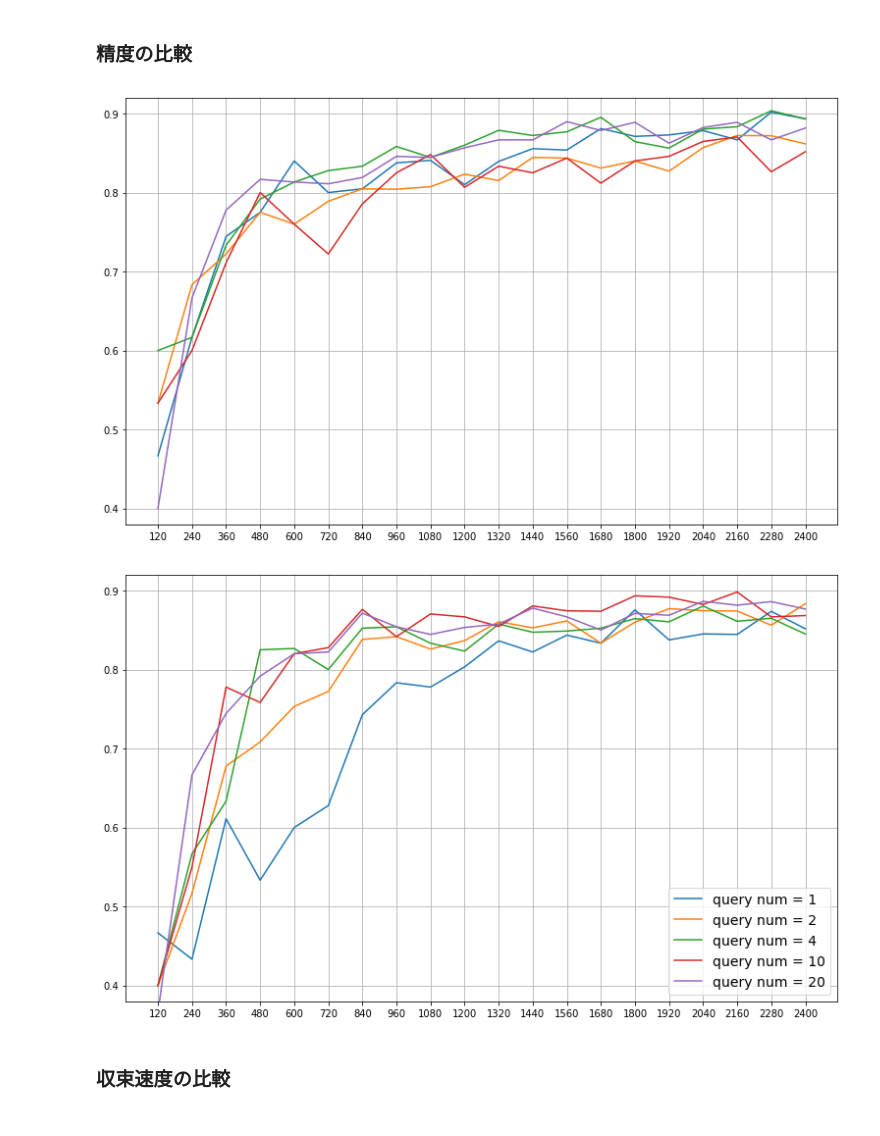
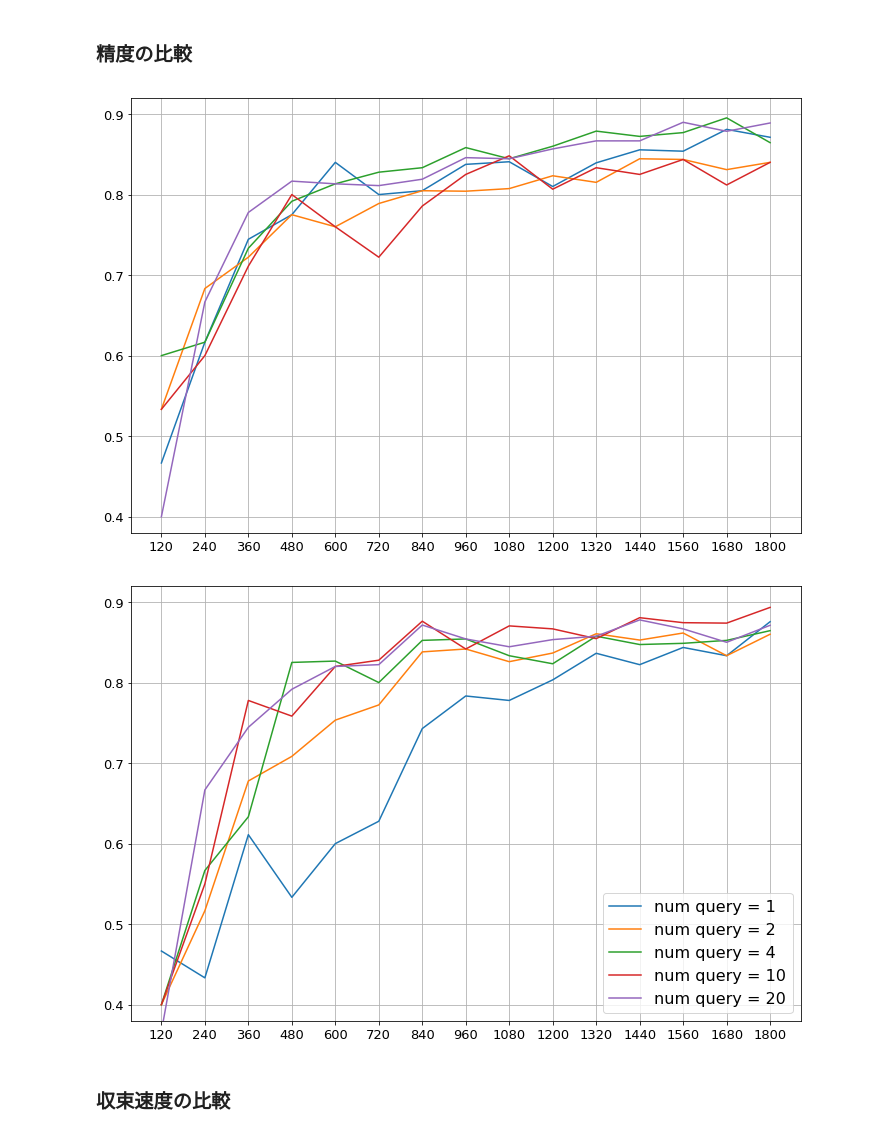
Before and after one commit to takitaki7474/m2-research-prototype, a Jupyter notebook: notebook/eval/eval6.ipynb, the cells around one changed output. Drawn from its saved outputs; the diff is of its cells as text; code cells hidden in the pictures.

Commit message:
Update figure

```diff
--- a/notebook/eval/eval6.ipynb
+++ b/notebook/eval/eval6.ipynb
@@ -44,37 +44,39 @@ for eval_v in eval_list:
     proposal_accs.append(accs)
 # %%
 # 従来方法の精度推移の可視化
-xlist = list(range(1,21))
+xlist = list(range(1,16))
 ylists = conventional_accs
 
-fig2 = plt.figure(figsize=(13,8))
+fig2 = plt.figure(figsize=(12,8))
 plt.ylim(0.38, 0.92)
-plt.xticks(xlist, list(range(120, 120*20+1, 120)))
-plt.plot(xlist, ylists[0], color="tab:blue")
-plt.plot(xlist, ylists[1], color="tab:orange")
-plt.plot(xlist, ylists[2], color="tab:green")
-plt.plot(xlist, ylists[3], color="tab:red")
-plt.plot(xlist, ylists[4], color="tab:purple")
+plt.xticks(xlist, list(range(120, 120*15+1, 120)), fontsize=13)
+plt.yticks(fontsize=13)
+plt.plot(xlist, ylists[0][:15], color="tab:blue")
+plt.plot(xlist, ylists[1][:15], color="tab:orange")
+plt.plot(xlist, ylists[2][:15], color="tab:green")
+plt.plot(xlist, ylists[3][:15], color="tab:red")
+plt.plot(xlist, ylists[4][:15], color="tab:purple")
 plt.grid(True)
 
 # 提案方法の精度推移の可視化
-xlist = list(range(1,21))
+xlist = list(range(1,16))
 ylists = proposal_accs
 
-fig1 = plt.figure(figsize=(13,8))
+fig1 = plt.figure(figsize=(12,8))
 plt.ylim(0.38, 0.92)
-plt.xticks(xlist, list(range(120, 120*20+1, 120)))
-plt.plot(xlist, ylists[3], color="tab:blue", label="query num = 1") # queryN=1, MPupdate
-plt.plot(xlist, ylists[4], color="tab:orange", label="query num = 2") # queryN=2, MPupdate
-plt.plot(xlist, ylists[5], color="tab:green", label="query num = 4") # queryN=4, MPupdate
-plt.plot(xlist, ylists[0], color="tab:red", label="query num = 10") # queryN=10, MPupdate
+plt.xticks(xlist, list(range(120, 120*15+1, 120)), fontsize=13)
+plt.yticks(fontsize=13)
+plt.plot(xlist, ylists[3][:15], color="tab:blue", label="num query = 1") # queryN=1, MPupdate
+plt.plot(xlist, ylists[4][:15], color="tab:orange", label="num query = 2") # queryN=2, MPupdate
+plt.plot(xlist, ylists[5][:15], color="tab:green", label="num query = 4") # queryN=4, MPupdate
+plt.plot(xlist, ylists[0][:15], color="tab:red", label="num query = 10") # queryN=10, MPupdate
 #plt.plot(xlist, ylists[1], color="tab:orange") # queryN=13, MPupdate
-plt.plot(xlist, ylists[2], color="tab:purple", label="query num = 20") # queryN=20, MPupdate
-plt.legend(loc="lower right", fontsize=14)
+plt.plot(xlist, ylists[2][:15], color="tab:purple", label="num query = 20") # queryN=20, MPupdate
+plt.legend(loc="lower right", fontsize=16)
 plt.grid(True)
 # %% [output]
-[figure, old version]
+[figure, new version]
-[figure, old version]
+[figure, new version]
 # %% [markdown]
 ### 収束速度の比較
 # %%
```
Also changed, not shown: parts of 1 cell of this notebook.
